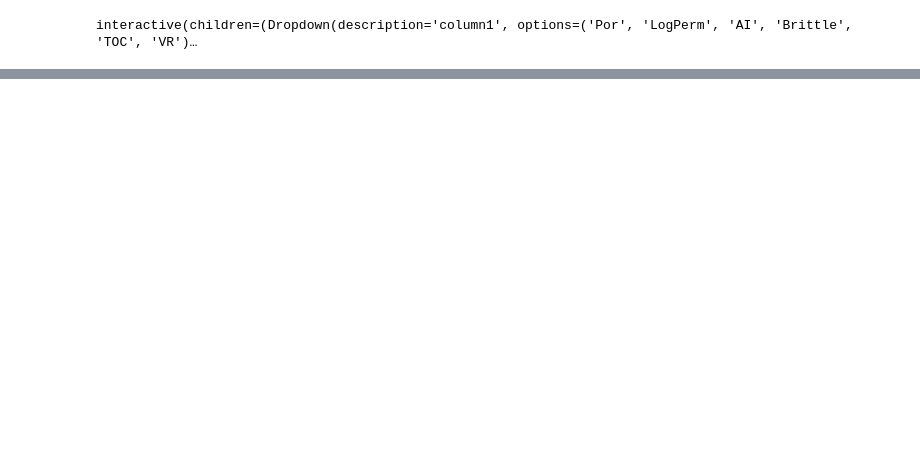
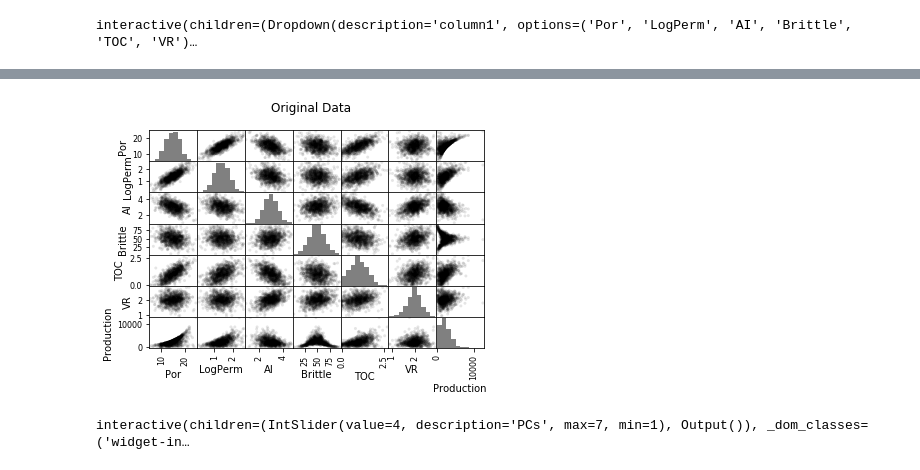
Before and after one commit to arhamjunaid8/PCA, a Jupyter notebook: Interactive PCA.ipynb, the cells around one changed output, grey strips where cells are left out. Saved outputs shown, nothing was run; the diff lists cells and outputs as text; code cells hidden in the pictures; blank space fills up the shorter version.

```diff
--- a/Interactive PCA.ipynb
+++ b/Interactive PCA.ipynb
@@ -261,0 +534,28 @@ interactive(children=(Dropdown(description='column1', options=('Por', 'LogPerm',
+# %%
+pd_plot.scatter_matrix(my_data_f7.drop('Prod2Scaled',axis=1), alpha = 0.1,           # pandas matrix scatter plot
+figsize=(6, 4),color = 'black', hist_kwds={'color':['grey']})
+features = ['Por','LogPerm','AI','Brittle','TOC','VR',"Production"]
+x_f7 = my_data_f7.loc[:,features].values
+plt.suptitle('Original Data')
+x_f7 = StandardScaler().fit_transform(x_f7)
+# %% [output]
+[figure, added]
+# %%
+def pc_slider(PCs):
+    pd_plot.scatter_matrix(df_dim[PCs-1], alpha = 0.1,                # pandas matrix scatter plot
+    figsize=(6, 6),color = 'black', hist_kwds={'color':['grey']})
+    plt.suptitle(str(PCs)+' Principle Components')
+    n_components = PCs
+    pca_f7 = PCA(n_components=n_components)
+    pca_f7.fit(x_f7)
+    labels = 'Variance Explained', 'Variance Missing'
+    sizes = []
+    sizes.append(sum(np.round(pca_f7.explained_variance_ratio_,3)))
+    sizes.append(1-sum(np.round(pca_f7.explained_variance_ratio_,3)))
+    fig1, ax1 = plt.subplots()
+    ax1.pie(sizes, labels=labels, autopct='%1.1f%%',
+            shadow=True, startangle=90)
+    ax1.axis('equal')                                                # Equal aspect ratio ensures that pie is drawn as a circle.
+_=interact(pc_slider,PCs=(1,7), continuous_update=False)
+# %% [output]
+interactive(children=(IntSlider(value=4, description='PCs', max=7, min=1), Output()), _dom_classes=('widget-in…
```
Also changed, not shown: parts of 32 cells of this notebook.
